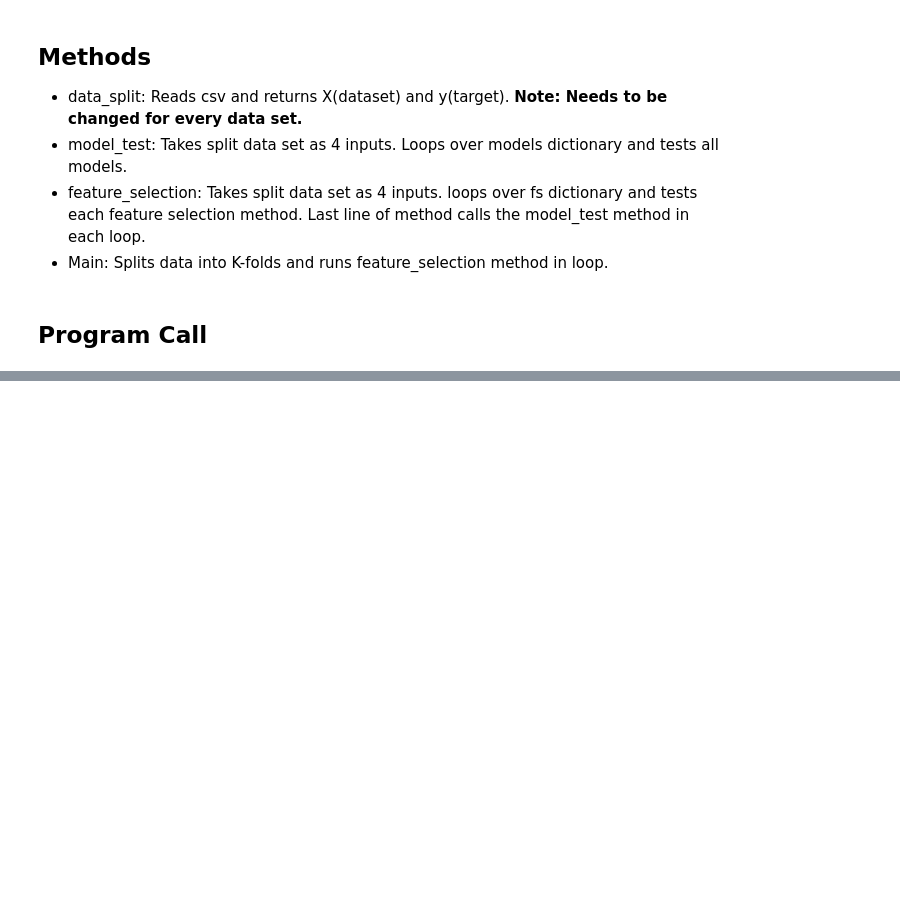
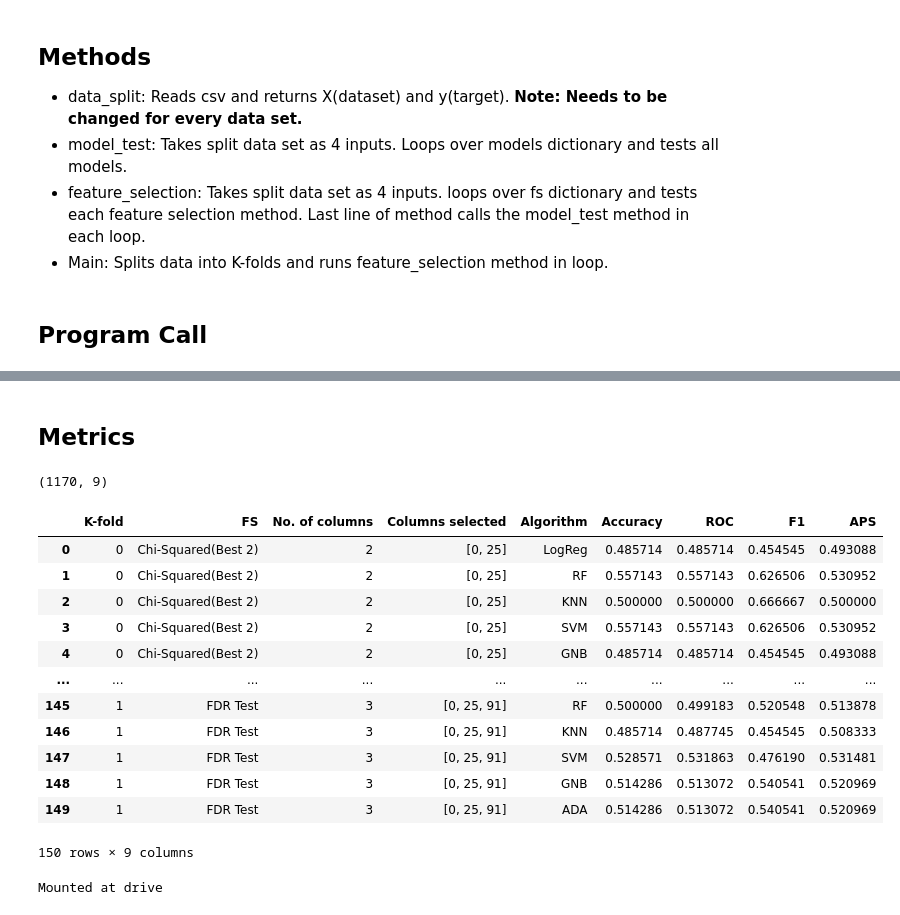
Before and after one commit to maneri13/Data-Science-Experiments, a Jupyter notebook: Feature_Selection_Framework.ipynb, the cells around one changed output, grey strips where cells are left out. Saved outputs shown, nothing was run; the diff lists cells and outputs as text; code cells hidden in the pictures; blank space fills up the shorter version.

Commit message:
Metrics table added

```diff
--- a/Feature_Selection_Framework.ipynb
+++ b/Feature_Selection_Framework.ipynb
@@ -53,11 +53,11 @@ Source: https://scikit-learn.org/stable/modules/classes.html#module-sklearn.feat
 # %%
 filename = '2_100XOR_rep1.csv'
 
-model_columns = ['K-fold', 'FS', 'Algorithm', 'Accuracy', 'ROC', 'F1', 'APS']
-model_table = pd.DataFrame(columns = model_columns)
+metrics_columns = ['K-fold', 'FS', 'No. of columns', 'Columns selected', 'Algorithm', 'Accuracy', 'ROC', 'F1', 'APS']
+metrics_df = pd.DataFrame(columns = metrics_columns)
 
-fs_columns = ['K-Fold', 'FS', 'No. of columns', 'Columns selected']
-fs_table = pd.DataFrame(columns= fs_columns)
+# fs_columns = ['K-Fold', 'FS', 'No. of columns', 'Columns selected']
+# fs_table = pd.DataFrame(columns= fs_columns)
 
 models = [
           ('LogReg', LogisticRegression()),
@@ -229,0 +221,27 @@ print(table)
+# %% [markdown]
+## Metrics
+# %%
+print(metrics_df.shape) #Should be 1170 rows
+metrics_df.head(150)
+# %% [output]
+(1170, 9)
+|  | K-fold | FS | No. of columns | Columns selected | Algorithm | Accuracy | ROC | F1 | APS |
+| 0 | 0 | Chi-Squared(Best 2) | 2 | [0, 25] | LogReg | 0.485714 | 0.485714 | 0.454545 | 0.493088 |
+| 1 | 0 | Chi-Squared(Best 2) | 2 | [0, 25] | RF | 0.557143 | 0.557143 | 0.626506 | 0.530952 |
+| 2 | 0 | Chi-Squared(Best 2) | 2 | [0, 25] | KNN | 0.500000 | 0.500000 | 0.666667 | 0.500000 |
+| 3 | 0 | Chi-Squared(Best 2) | 2 | [0, 25] | SVM | 0.557143 | 0.557143 | 0.626506 | 0.530952 |
+| 4 | 0 | Chi-Squared(Best 2) | 2 | [0, 25] | GNB | 0.485714 | 0.485714 | 0.454545 | 0.493088 |
+| ... | ... | ... | ... | ... | ... | ... | ... | ... | ... |
+| 145 | 1 | FDR Test | 3 | [0, 25, 91] | RF | 0.500000 | 0.499183 | 0.520548 | 0.513878 |
+| 146 | 1 | FDR Test | 3 | [0, 25, 91] | KNN | 0.485714 | 0.487745 | 0.454545 | 0.508333 |
+| 147 | 1 | FDR Test | 3 | [0, 25, 91] | SVM | 0.528571 | 0.531863 | 0.476190 | 0.531481 |
+| 148 | 1 | FDR Test | 3 | [0, 25, 91] | GNB | 0.514286 | 0.513072 | 0.540541 | 0.520969 |
+| 149 | 1 | FDR Test | 3 | [0, 25, 91] | ADA | 0.514286 | 0.513072 | 0.540541 | 0.520969 |
+150 rows × 9 columns
+# %%
+from google.colab import drive
+drive.mount('drive')
+metrics_df.to_csv('Dataset_1.csv')
+!cp Dataset_1.csv "drive/My Drive/"
+# %% [output]
+Mounted at drive
```
Also changed, not shown: parts of 11 cells of this notebook.
